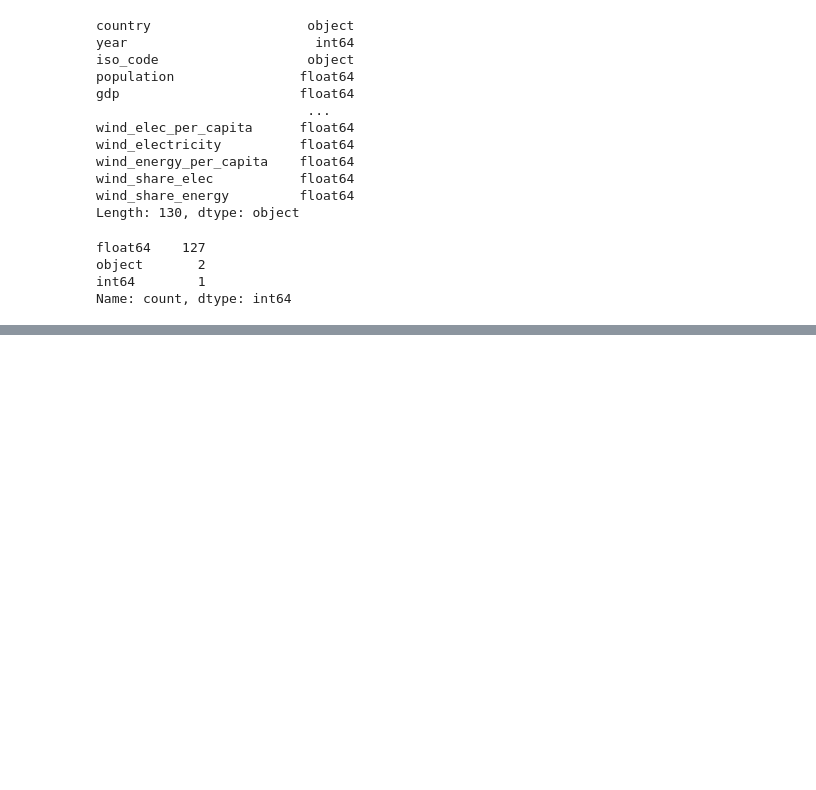
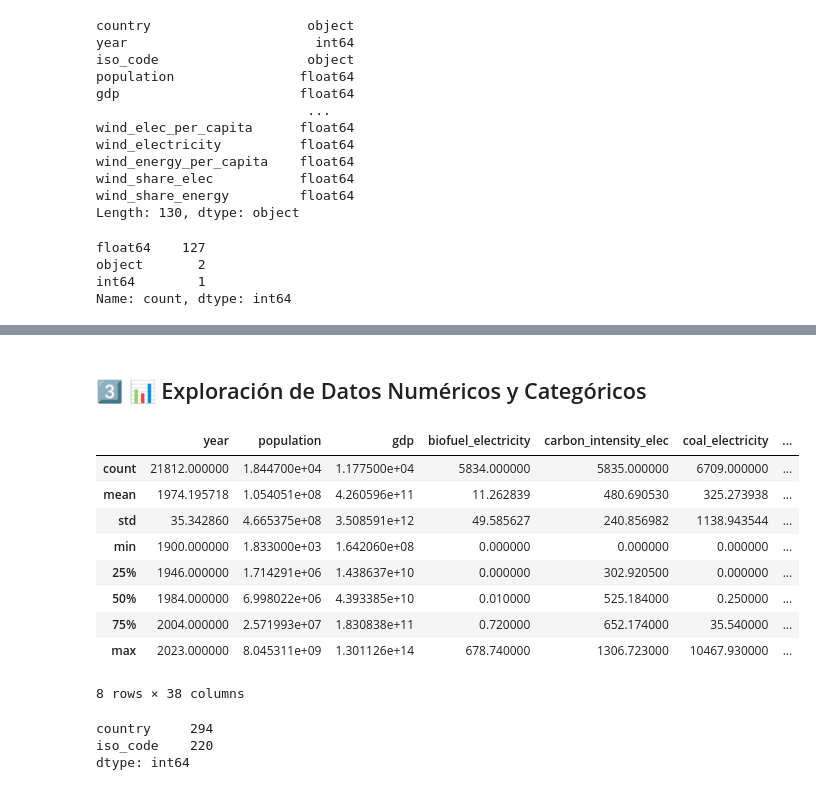
Before and after one commit to No-Country-simulation/c24-16-ft-data, a Jupyter notebook: notebooks/01_eda.ipynb, the cells around one changed output, grey strips where cells are left out. Cells and saved outputs as stored; diff of their text form; code cells hidden in the pictures; blank space fills up the shorter version.

```diff
--- a/notebooks/01_eda.ipynb
+++ b/notebooks/01_eda.ipynb
@@ -61,0 +126,22 @@ Name: count, dtype: int64
+# %% [markdown]
+## 3️⃣ 📊 Exploración de Datos Numéricos y Categóricos
+# %%
+# df description
+df.describe()
+# %% [output]
+|  | year | population | gdp | biofuel_electricity | carbon_intensity_elec | coal_electricity | ... |
+| count | 21812.000000 | 1.844700e+04 | 1.177500e+04 | 5834.000000 | 5835.000000 | 6709.000000 | ... |
+| mean | 1974.195718 | 1.054051e+08 | 4.260596e+11 | 11.262839 | 480.690530 | 325.273938 | ... |
+| std | 35.342860 | 4.665375e+08 | 3.508591e+12 | 49.585627 | 240.856982 | 1138.943544 | ... |
+| min | 1900.000000 | 1.833000e+03 | 1.642060e+08 | 0.000000 | 0.000000 | 0.000000 | ... |
+| 25% | 1946.000000 | 1.714291e+06 | 1.438637e+10 | 0.000000 | 302.920500 | 0.000000 | ... |
+| 50% | 1984.000000 | 6.998022e+06 | 4.393385e+10 | 0.010000 | 525.184000 | 0.250000 | ... |
+| 75% | 2004.000000 | 2.571993e+07 | 1.830838e+11 | 0.720000 | 652.174000 | 35.540000 | ... |
+| max | 2023.000000 | 8.045311e+09 | 1.301126e+14 | 678.740000 | 1306.723000 | 10467.930000 | ... |
+8 rows × 38 columns
+# %%
+df.select_dtypes(include='object').nunique()
+# %% [output]
+country     294
+iso_code    220
+dtype: int64
```
Also changed, not shown: parts of 8 cells of this notebook.
